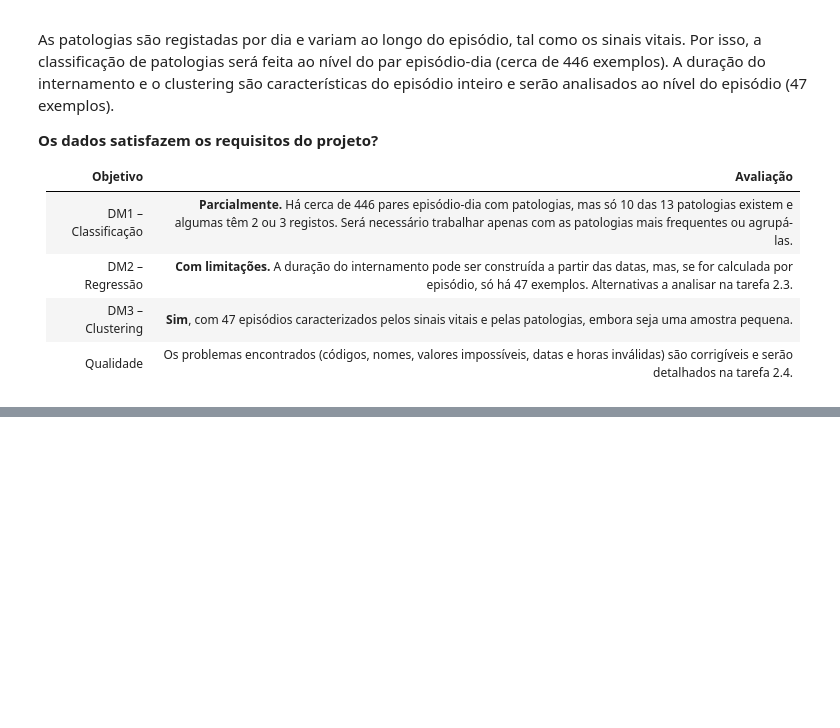
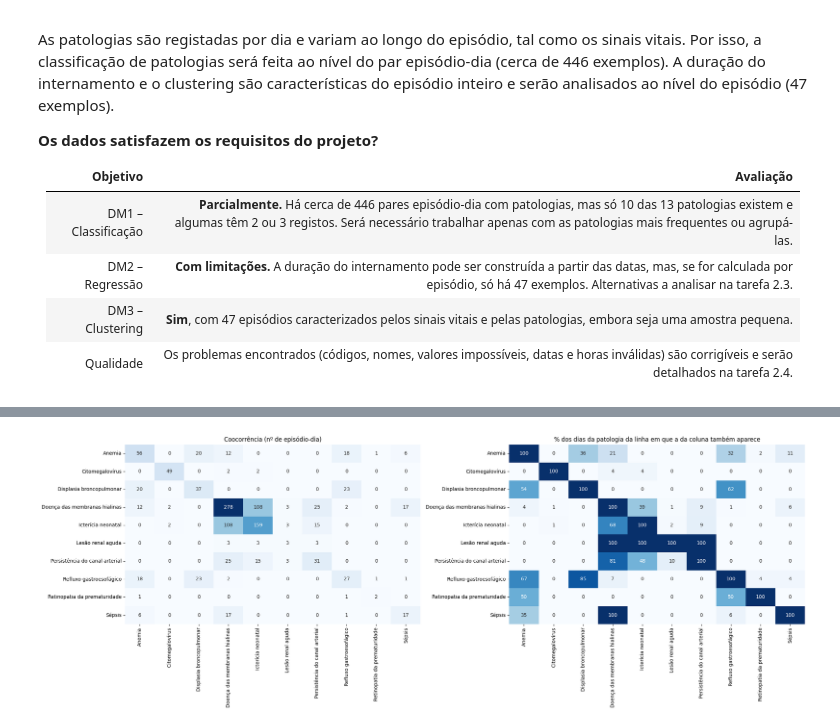
Before and after one commit to goncalorg10/aase-neonatal, a Jupyter notebook: 01_data_understanding.ipynb, the cells around one changed output, grey strips where cells are left out. Cells and saved outputs as stored; diff of their text form; code cells hidden in the pictures; blank space fills up the shorter version.

```diff
--- a/01_data_understanding.ipynb
+++ b/01_data_understanding.ipynb
@@ -557,0 +803,26 @@ As patologias são registadas por dia e variam ao longo do episódio, tal como o
+# %%
+# =============================================================================
+# 2.3.5 Coocorrência de patologias
+# Para cada par de patologias, em quantos dias aparecem em simultâneo no
+# mesmo episódio. Usa todos os dias com patologia (pat_dia, da 2.3.2),
+# incluindo os dias sem sinais vitais.
+# - Esquerda: nº de dias (a diagonal é o total de dias de cada patologia)
+# - Direita: % dos dias da patologia da LINHA em que a da COLUNA também aparece
+# Responde à pergunta de negócio: "que patologias tendem a coexistir?"
+# =============================================================================
+M = pat_dia[PATOLOGIAS]
+coocorrencia = M.T @ M
+percentagem = coocorrencia.div(np.diag(coocorrencia), axis=0).mul(100)
+
+fig, axes = plt.subplots(1, 2, figsize=(22, 8))
+sns.heatmap(coocorrencia, annot=True, fmt="d", cmap="Blues", cbar=False, ax=axes[0])
+axes[0].set_title("Coocorrência (nº de episódio-dia)")
+sns.heatmap(percentagem, annot=True, fmt=".0f", cmap="Blues", cbar=False, vmin=0, vmax=100, ax=axes[1])
+axes[1].set_title("% dos dias da patologia da linha em que a da coluna também aparece")
+for ax in axes:
+    ax.set_xlabel("")
+    ax.set_ylabel("")
+plt.tight_layout()
+plt.show()
+# %% [output]
+[figure, added]
```
Also changed, not shown: parts of 13 cells of this notebook, 1 other file.
